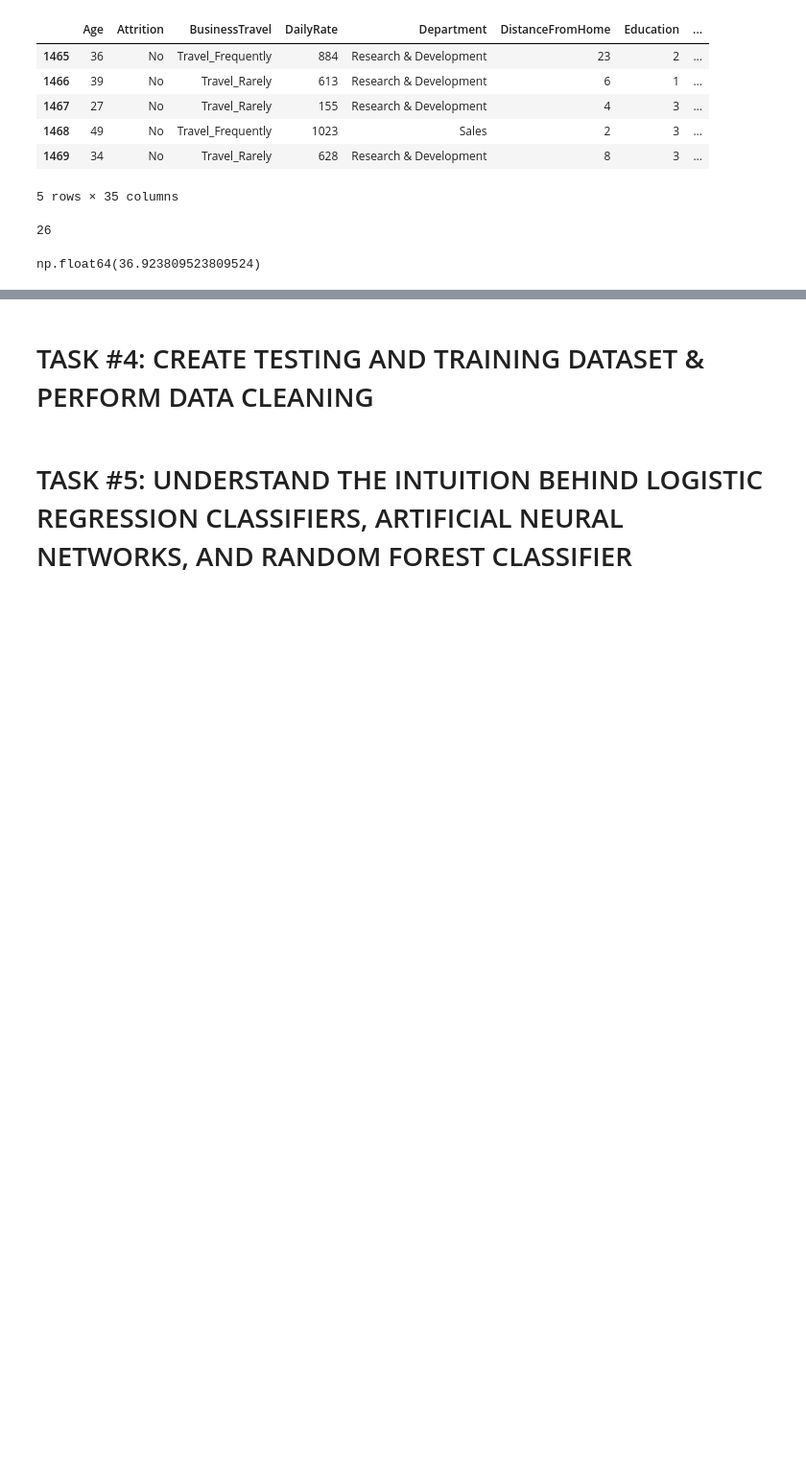
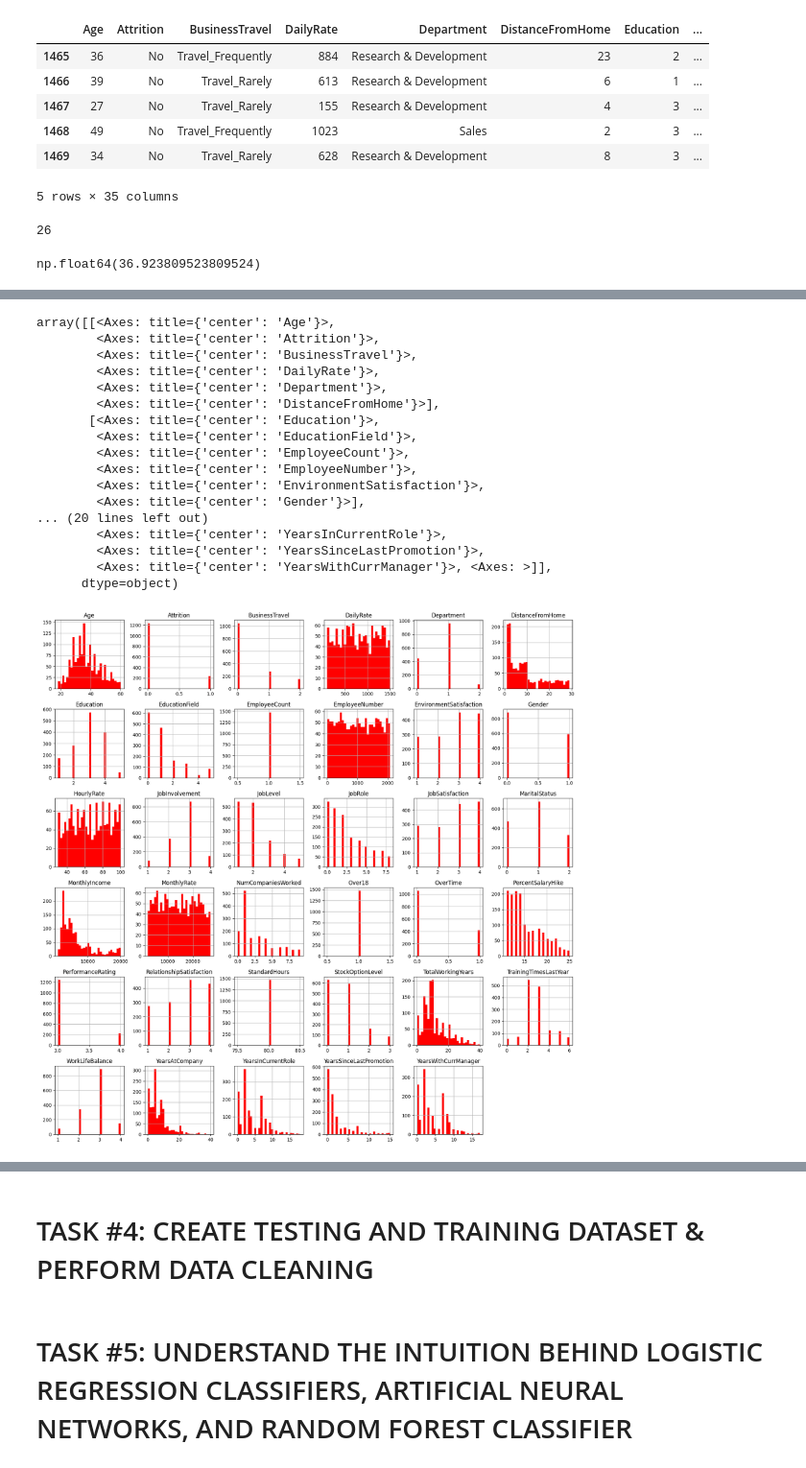
Before and after one commit to sschmidtmann-sesdev/machine-learning, a Jupyter notebook: data_science_business/human_resources/Human_Resources_Department_Skeleton.ipynb, the cells around one changed output, grey strips where cells are left out. Shown at 96% size. Saved outputs shown, nothing was run; the diff lists cells and outputs as text; code cells hidden in the pictures; blank space fills up the shorter version.

```diff
--- a/data_science_business/human_resources/Human_Resources_Department_Skeleton.ipynb
+++ b/data_science_business/human_resources/Human_Resources_Department_Skeleton.ipynb
@@ -95,6 +149,26 @@ np.float64(36.923809523809524)
 # %%
+employee_df.hist(bins=30, figsize=(20, 20), color='red')
 # Several features such as 'MonthlyIncome' and 'TotalWorkingYears' are tail heavy
 # It makes sense to drop 'EmployeeCount' and 'Standardhours' since they do not change from one employee to the other
+# %% [output]
+array([[<Axes: title={'center': 'Age'}>,
+        <Axes: title={'center': 'Attrition'}>,
+        <Axes: title={'center': 'BusinessTravel'}>,
+        <Axes: title={'center': 'DailyRate'}>,
+        <Axes: title={'center': 'Department'}>,
+        <Axes: title={'center': 'DistanceFromHome'}>],
+       [<Axes: title={'center': 'Education'}>,
+        <Axes: title={'center': 'EducationField'}>,
+        <Axes: title={'center': 'EmployeeCount'}>,
+        <Axes: title={'center': 'EmployeeNumber'}>,
+        <Axes: title={'center': 'EnvironmentSatisfaction'}>,
+        <Axes: title={'center': 'Gender'}>],
+... (20 lines left out)
+        <Axes: title={'center': 'YearsInCurrentRole'}>,
+        <Axes: title={'center': 'YearsSinceLastPromotion'}>,
+        <Axes: title={'center': 'YearsWithCurrManager'}>, <Axes: >]],
+      dtype=object)
+[figure, added]
 # %%
 # It makes sense to drop 'EmployeeCount' , 'Standardhours' and 'Over18' since they do not change from one employee to the other
 # Let's drop 'EmployeeNumber' as well
```
Also changed, not shown: parts of 25 cells of this notebook.
